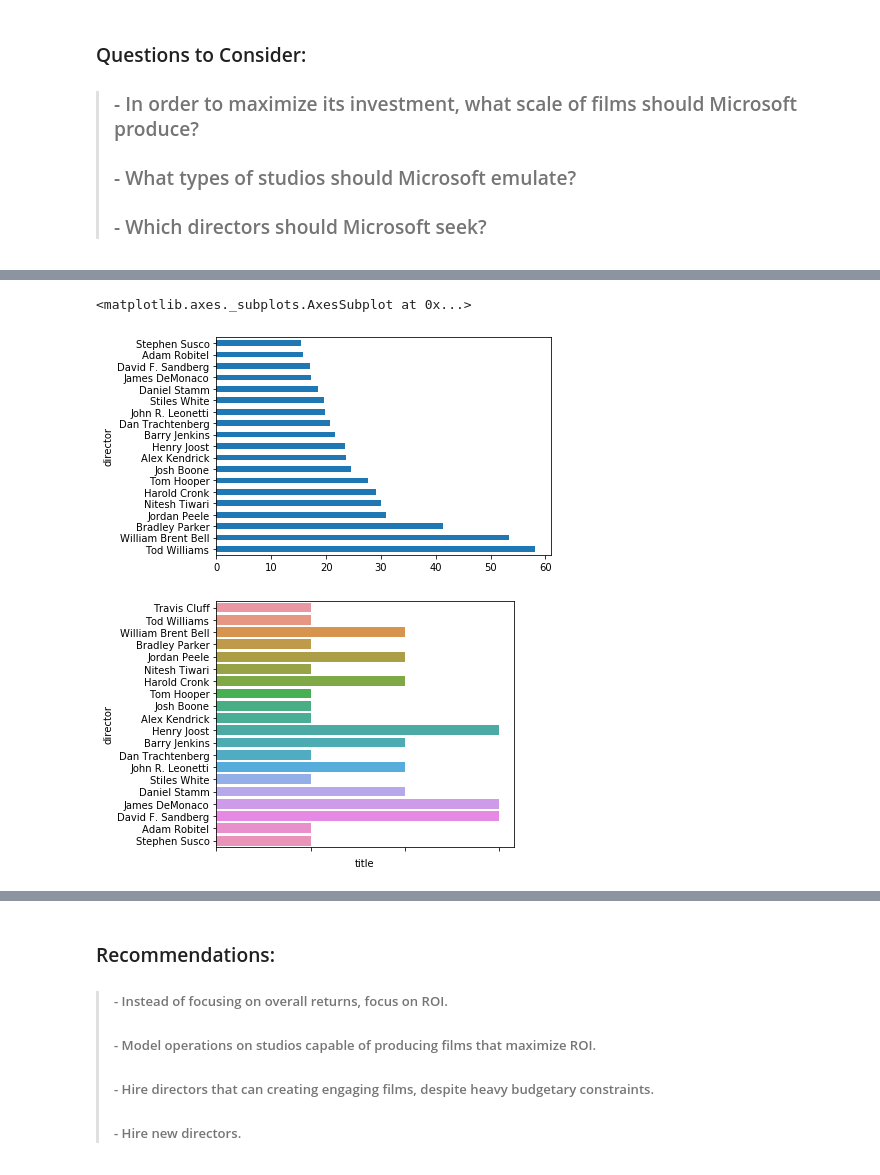
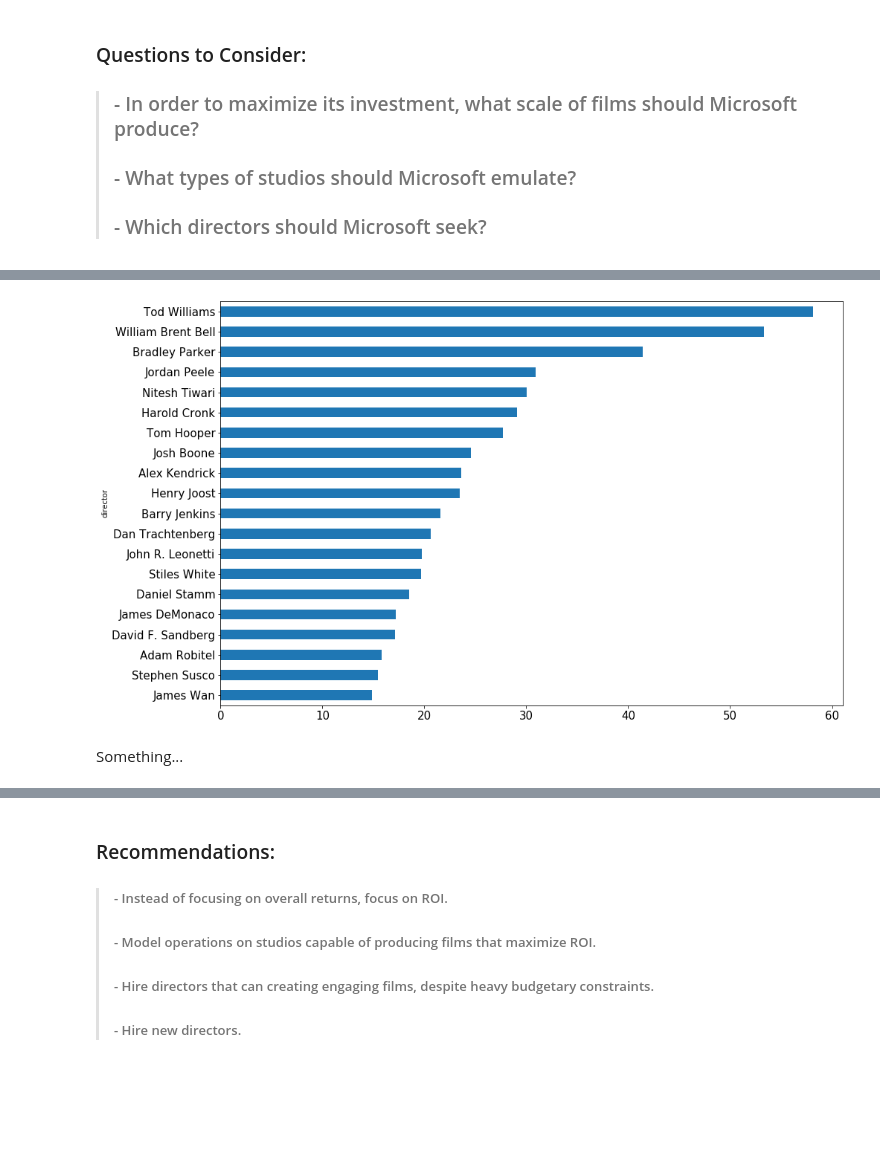
Before and after one commit to khayes847/mod-1-project, a Jupyter notebook: Project_Non-technical.ipynb, the cells around one changed output, grey strips where cells are left out. Cells and saved outputs as stored; diff of their text form; code cells hidden in the pictures; blank space fills up the shorter version.

```diff
--- a/Project_Non-technical.ipynb
+++ b/Project_Non-technical.ipynb
@@ -88,5 +98,3 @@ studio_ratio_mean = (md_clean.groupby
 # %%
-# Create a list of 20 directors with the top ratio means
-director_ratio_mean = (md_clean.groupby
-                       (['director']).ratio.mean().
-                       sort_values(ascending=False)[0:20])
+# Creates a graph of the top 20 directors (discarding outliers) with the best ROI
+director_ratio_mean = take_top_mean_descending(md_clean, 'director', 'ratio', 1, 21)
@@ -104 +101,9 @@ producer_ratio_mean = (md_clean.groupby
+# %%
+# ...and plot it!
+director_ratio_mean.plot(kind='barh',
+                       figsize=(15, 10), fontsize=15).invert_yaxis()
+# %% [output]
+[figure, added]
+# %% [markdown]
+Something...
 # %%
@@ -112,25 +111,0 @@ director_ROI_count = (md_clean.groupby
-# %%
-#Creates a graph of the 2-20 directors with the best ROI
-director_ratio_mean_19.plot(kind='barh')
-# %% [output]
-<matplotlib.axes._subplots.AxesSubplot at 0x...>
-[figure, removed]
-# %%
-# Make a barplot - top 20 directors by ROI - Count
-top_20_directors_ROI_count = (md_clean.groupby
-                              ('director')['ratio', 'title']
-                              .agg({'ratio':
-                                    'mean', 'title': 'nunique'})
-                              .sort_values
-                              (by='ratio',
-                               ascending=False))[0:20].reset_index()
-ax = sns.barplot(x=top_20_directors_ROI_count['title'],
-                 y=top_20_directors_ROI_count['director'])
-ax.set_xticklabels(ax.get_xticklabels(), rotation=45, ha="right")
-plt.rcParams["figure.figsize"] = (20, 10)
-plt.rcParams["xtick.labelsize"] = 20
-plt.rcParams["ytick.labelsize"] = 1
-plt.tight_layout()
-plt.show()
-# %% [output]
-[figure, removed]
```
Also changed, not shown: parts of 20 cells of this notebook, 4 other files.
